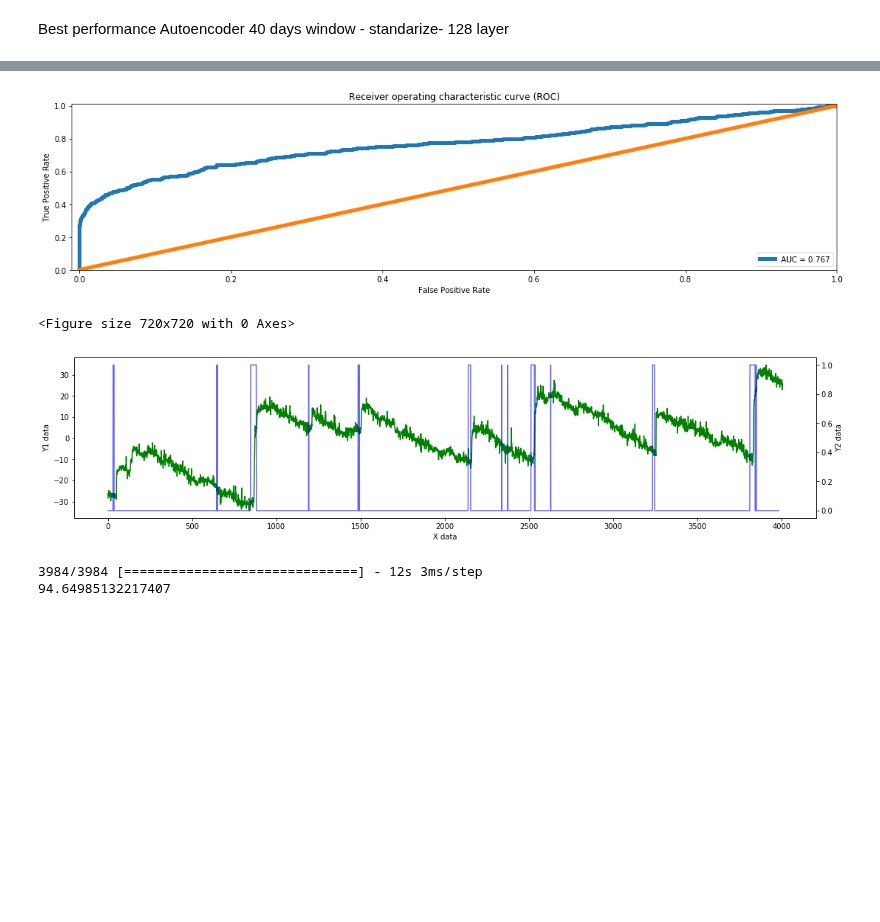
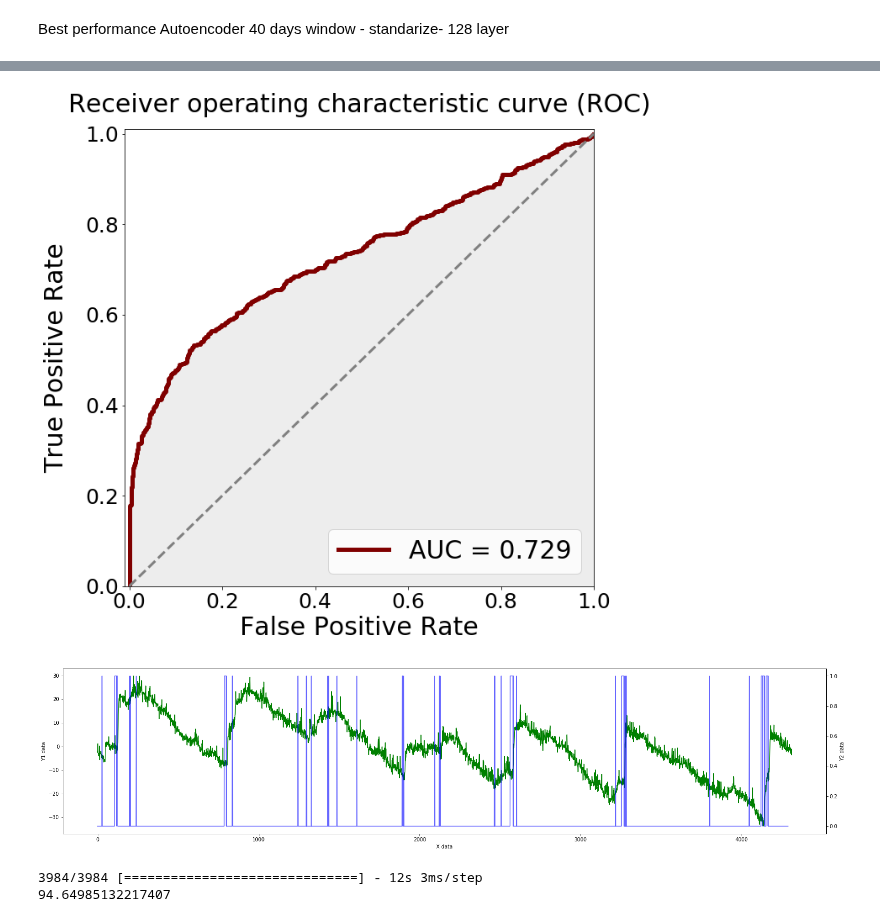
Before and after one commit to francovm/SSE, a Jupyter notebook: notebooks/14-Test-LSTM-Autoencoder.ipynb, the cells around one changed output, grey strips where cells are left out. Saved outputs shown, nothing was run; the diff lists cells and outputs as text; code cells hidden in the pictures; blank space fills up the shorter version.

```diff
--- a/notebooks/14-Test-LSTM-Autoencoder.ipynb
+++ b/notebooks/14-Test-LSTM-Autoencoder.ipynb
@@ -281 +376,8 @@ test_x_predictions = model.predict(X_pari_scaled)
+# %%
+# test_x_predictions = model.predict(X_pari_scaled)
+
+
+test_x_predictions = model.predict(X_mahi_scaled)
+
+# test_x_predictions = model.predict(X_pari)
 # %%
@@ -294,10 +399,12 @@ plt.plot(flatten(test_x_predictions)[:,[2]])
 # %%
-mse = np.mean(np.power(flatten(X_pari_scaled) - flatten(test_x_predictions), 2), axis=1)
+# mse = np.mean(np.power(flatten(X_pari_scaled) - flatten(test_x_predictions), 2), axis=1)
+mse = np.mean(np.power(flatten(X_mahi_scaled) - flatten(test_x_predictions), 2), axis=1)
+# mse = np.mean(np.power(flatten(X_pari) - flatten(test_x_predictions), 2), axis=1)
 
 error_df = pd.DataFrame({'Reconstruction_error': mse,
-                        'True_class': y_pari.tolist()})
+                        'True_class': y_mahi.tolist()})
 
-threshold_fixed = 0.07 # Definir!
+threshold_fixed = 0.06 # Definir!
 groups = error_df.groupby('True_class')
 fig, ax = plt.subplots()
 
@@ -307,7 +414,7 @@ for name, group in groups:
 ax.hlines(threshold_fixed, ax.get_xlim()[0], ax.get_xlim()[1], colors="r", zorder=100, label='Threshold')
 
 ax.legend()
-plt.ylim(0,0.5)
+plt.ylim(0,0.1)
 plt.title("Reconstruction error for different classes")
 plt.ylabel("Reconstruction error")
 plt.xlabel("Data point index")
@@ -342,20 +449,39 @@ plt.show()
 # %%
 false_pos_rate, true_pos_rate, thresholds = roc_curve(error_df.True_class, error_df.Reconstruction_error)
 roc_auc = auc(false_pos_rate, true_pos_rate,)
 
-plt.plot(false_pos_rate, true_pos_rate, linewidth=5, label='AUC = %0.3f'% roc_auc)
-plt.plot([0,1],[0,1], linewidth=5)
+plt.plot(false_pos_rate, true_pos_rate, linewidth=5, label='AUC = %0.3f'% roc_auc,color='maroon')
+plt.plot([0,1],[0,1],'--', linewidth=3,color='gray')
 
 plt.xlim([-0.01, 1])
 plt.ylim([0, 1.01])
-plt.legend(loc='lower right')
-plt.title('Receiver operating characteristic curve (ROC)')
-plt.ylabel('True Positive Rate')
-plt.xlabel('False Positive Rate')
+plt.legend(loc='lower right',fontsize=30)
+plt.title('Receiver operating characteristic curve (ROC)',fontsize=30, ha="center",pad=20)
+plt.ylabel('True Positive Rate',fontsize=30,labelpad=20)
+plt.xlabel('False Positive Rate',fontsize=30)
 
-plt.figure(figsize=(10, 10))
+# Get current size
+fig_size = plt.rcParams["figure.figsize"]
+#  Set figure width to 18 and height to 4
+fig_size[0] = 10
+fig_size[1] = 10
+plt.rcParams["figure.figsize"] = fig_size
+
+
+ax = plt.subplot()
+plt.xticks(fontsize=25)
+plt.yticks(fontsize=25)
+# set the grid on
+
+ax = plt.gca()
+ax.tick_params(axis = 'both', which = 'major', labelsize = 25)
+ax.tick_params(axis = 'both', which = 'minor', labelsize = 25)
+
+plt.fill_between( false_pos_rate, true_pos_rate, facecolor='lightgray',alpha=0.4)
+
+# plt.axhline(y=0.952, color='r', linestyle='-')
+
 plt.show()
 # %% [output]
-[figure, old version]
+[figure, new version]
-<Figure size 720x720 with 0 Axes>
 # %%
@@ -374,9 +500,16 @@ ax1.set_xlabel('X data')
 ax1.set_ylabel('Y1 data')
 ax2.set_ylabel('Y2 data')
 
+# Get current size
+fig_size = plt.rcParams["figure.figsize"]
+#  Set figure width to 18 and height to 4
+fig_size[0] = 27
+fig_size[1] = 6
+plt.rcParams["figure.figsize"] = fig_size
+
 plt.show()
 # %% [output]
-[figure, old version]
+[figure, new version]
 # %%
 # evaluate the model
 scores = model.evaluate(X_pari,X_pari)
```
Also changed, not shown: parts of 38 cells of this notebook, 2 other files.
